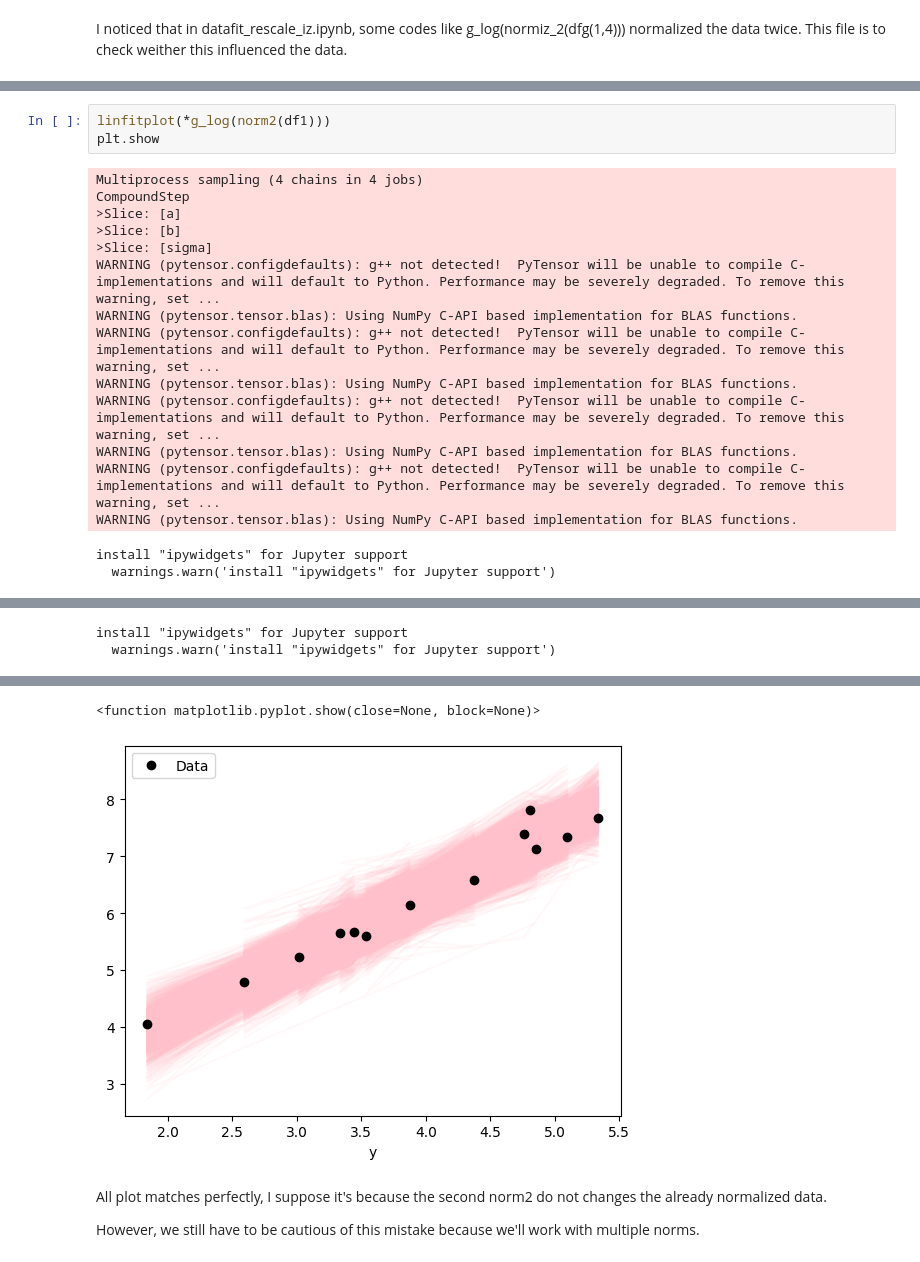
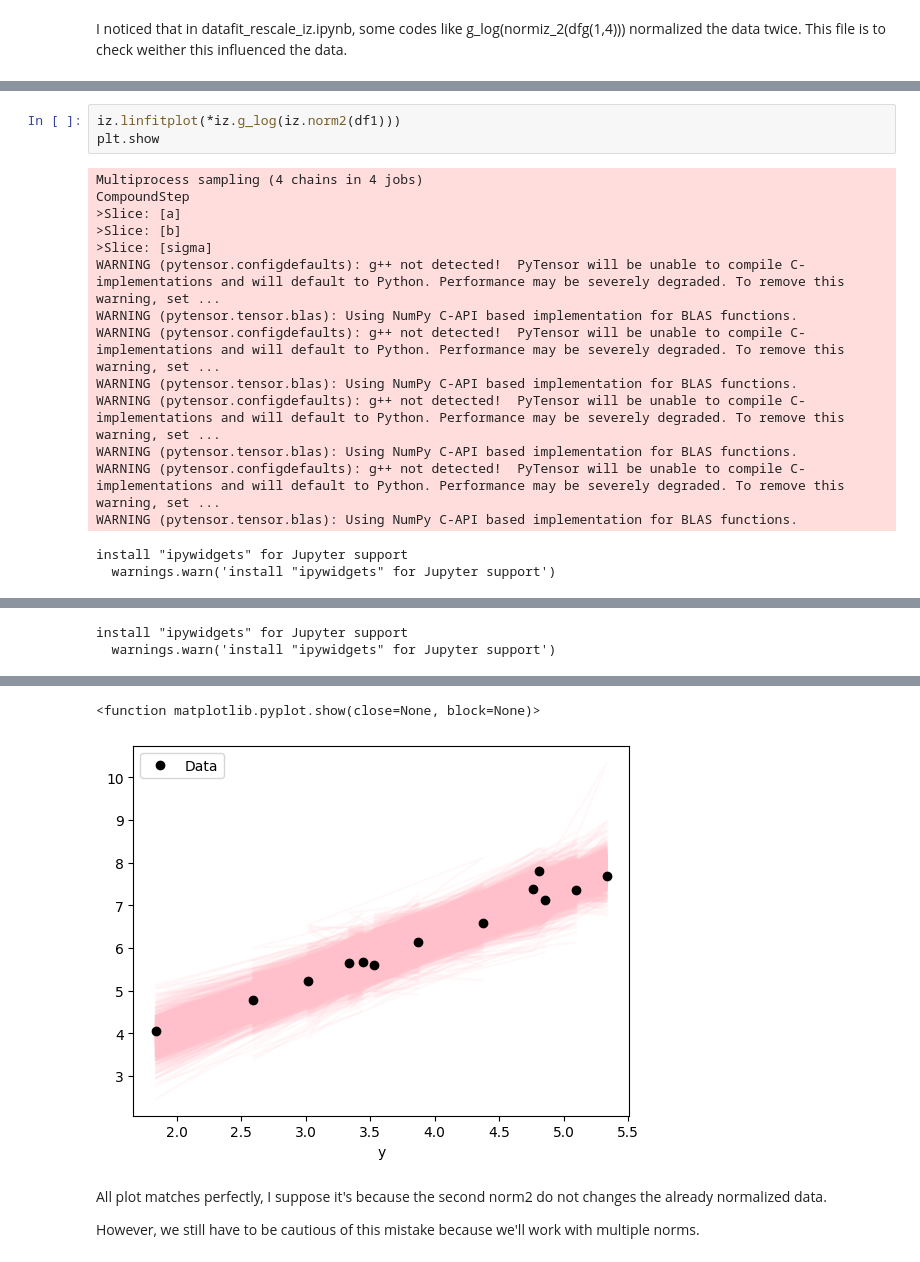
Before and after one commit to rrrrrrrlll/M2R_Group_12, a Jupyter notebook: datafit_rescale_comment.ipynb, the cells around one changed output, grey strips where cells are left out. Saved outputs shown, nothing was run; the diff lists cells and outputs as text.

```diff
--- a/datafit_rescale_comment.ipynb
+++ b/datafit_rescale_comment.ipynb
@@ -77,5 +79,5 @@ install "ipywidgets" for Jupyter support
 # %%
-linfitplot(*g_log(norm2(df1)))
+iz.linfitplot(*iz.g_log(iz.norm2(df1)))
 plt.show
 # %% [output]
 Multiprocess sampling (4 chains in 4 jobs)
@@ -99,12 +101,12 @@ Sampling 4 chains for 1_000 tune and 1_000 draw iterations (4_000 + 4_000 draws
 The rhat statistic is larger than 1.01 for some parameters. This indicates problems during sampling. See https://arxiv.org/abs/1903.08008 for details
 The effective sample size per chain is smaller than 100 for some parameters.  A higher number is needed for reliable rhat and ess computation. See https://arxiv.org/abs/1903.08008 for details
 Sampling: [vals]
 install "ipywidgets" for Jupyter support
   warnings.warn('install "ipywidgets" for Jupyter support')
 [interactive output not drawn]
 [interactive output not drawn]
 <function matplotlib.pyplot.show(close=None, block=None)>
-[figure, old version]
+[figure, new version]
 # %% [markdown]
 All plot matches perfectly, I suppose it's because the second norm2 do not changes the already normalized data.
 
```
Also changed, not shown: parts of 4 cells of this notebook, 3 other files.
